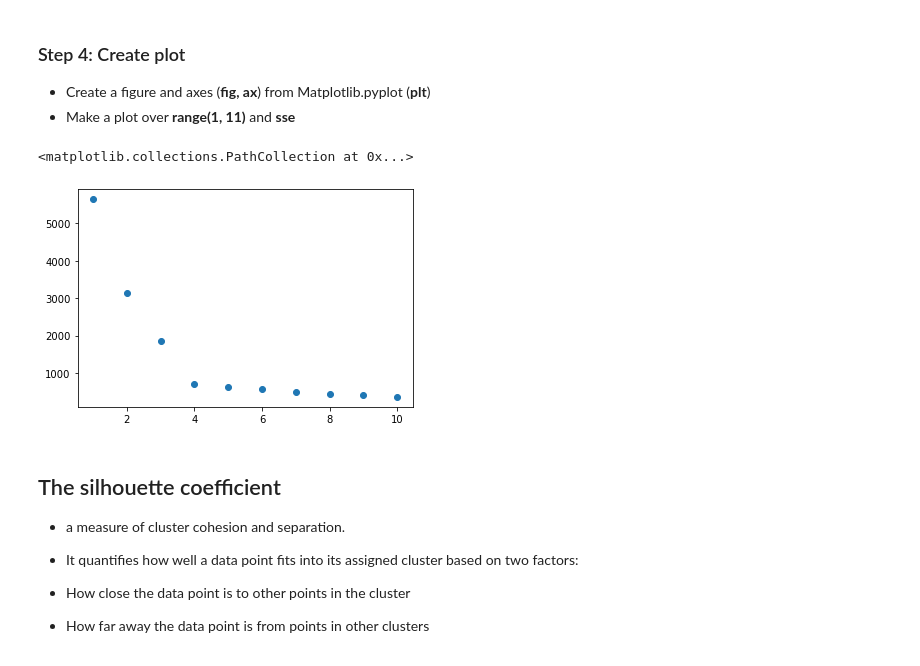
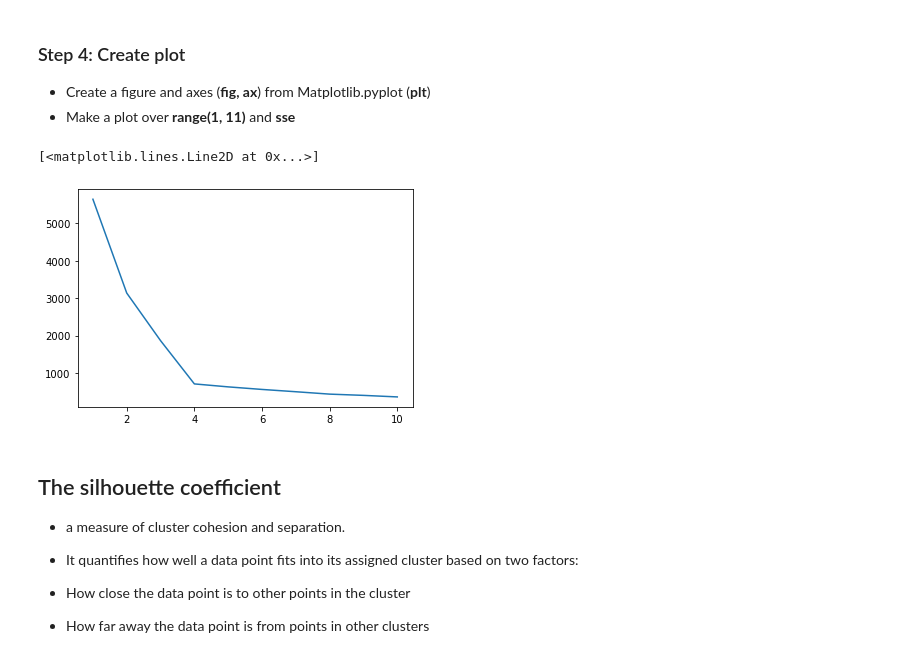
Before and after one commit to 6894556/MachineLearingWithPython, a Jupyter notebook: starter/05 - Project - Unsupervised Learning.ipynb, the cells around one changed output. Cells and saved outputs as stored; diff of their text form; code cells hidden in the pictures.

```diff
--- a/starter/05 - Project - Unsupervised Learning.ipynb
+++ b/starter/05 - Project - Unsupervised Learning.ipynb
@@ -69,10 +69,12 @@ sse
 - Make a plot over **range(1, 11)** and **sse**
 # %%
 fig, ax = plt.subplots()
-ax.scatter(x=range(1, 11), y=sse)
+ax.plot(range(1, 11), sse)
+# arm에서 elbow가 4쯤에 있다:
+# 이 모델에서는 clustering with 4 clusters is ideal하다는 의미
 # %% [output]
-<matplotlib.collections.PathCollection at 0x...>
+[<matplotlib.lines.Line2D at 0x...>]
-[figure, old version]
+[figure, new version]
 # %% [markdown]
 ## The silhouette coefficient
 - a measure of cluster cohesion and separation.
```
Also changed, not shown: parts of 11 cells of this notebook.
